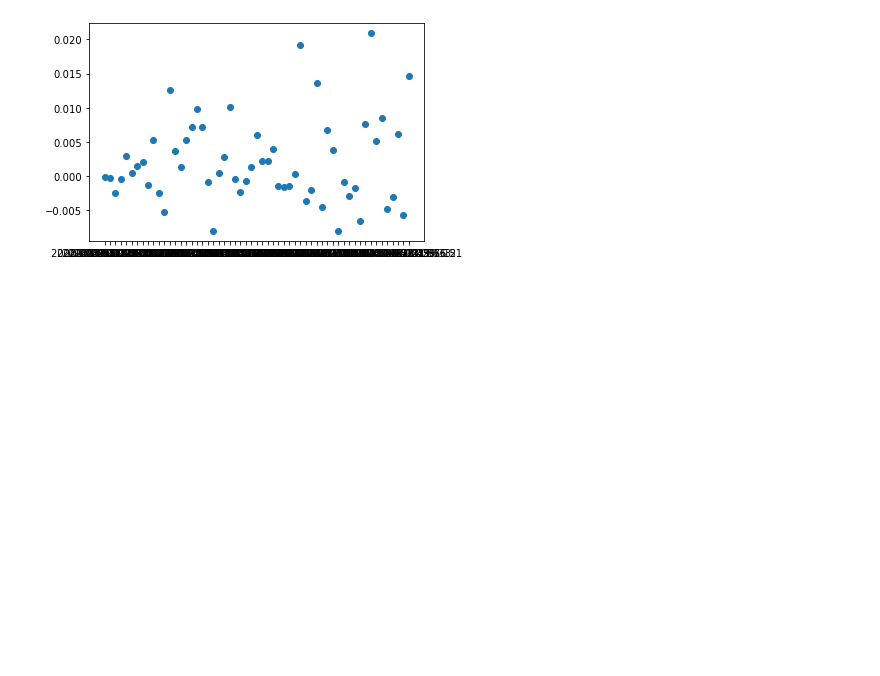
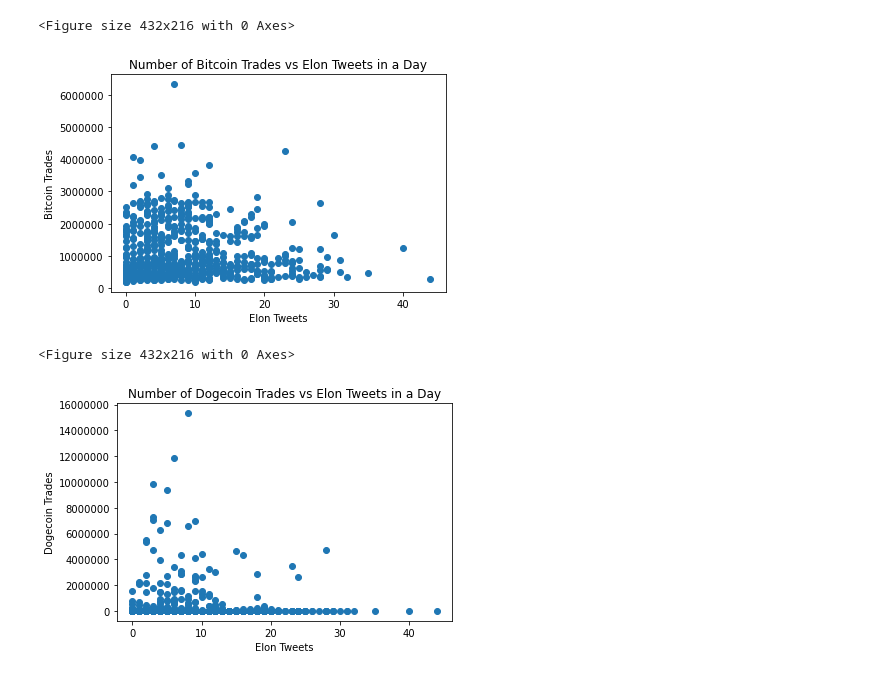
Before and after one commit to acorea/project-grizzly, a Jupyter notebook: elon_plotting.ipynb, the cells around one changed output. Saved outputs shown, nothing was run; the diff lists cells and outputs as text; code cells hidden in the pictures; blank space fills up the shorter version.

```diff
--- a/elon_plotting.ipynb
+++ b/elon_plotting.ipynb
@@ -2,26 +2,26 @@
 import pandas as pd
 import matplotlib.pyplot as plt
 # %%
-all_tweets_df = pd.read_csv('elon_twitter_database\elon_sentsubj.csv')
-bitcoin_values_df = pd.read_csv('bitcoin_database\Cleaned\BTCUSDT.csv')
-dogecoin_values_df = pd.read_csv('dogecoin_database\Cleaned\DOGEUSDT.csv')
+tweets_df = pd.read_csv('elon_twitter_database\elon_sentsubj.csv')
+btc_values_df = pd.read_csv('bitcoin_database\Cleaned\BTCUSDT.csv')
+doge_values_df = pd.read_csv('dogecoin_database\Cleaned\DOGEUSDT.csv')
 
 cyrpto_btcval_tweets = pd.read_csv('crypto_btcval_tweets.csv')
 cyrpto_dogeval_tweets = pd.read_csv('crypto_dogeval_tweets.csv')
 # %%
 # Creating new dataframes for plotting Tweets Per Day vs Trades Per Day
-bitcoin_values_df['Open Time'] = pd.to_datetime(bitcoin_values_df['Open Time'],unit='ms')
-bitcoin_values_df = bitcoin_values_df[['Open Time', 'Trades']]
+btc_values_df['Open Time'] = pd.to_datetime(btc_values_df['Open Time'],unit='ms')
+bitcoin_values_df = btc_values_df[['Open Time', 'Trades']]
 bitcoin_values_df = bitcoin_values_df.groupby(pd.to_datetime(bitcoin_values_df['Open Time']).dt.date).agg({'Trades': 'sum'}).reset_index()
-bitcoin_values_df.columns = ['Date', ' Btc Trades']
+bitcoin_values_df.columns = ['Date', 'Btc Trades']
 bitcoin_values_df.drop(bitcoin_values_df.head(4).index, inplace=True)
 
-dogecoin_values_df['Open Time'] = pd.to_datetime(dogecoin_values_df['Open Time'],unit='ms')
-dogecoin_values_df = dogecoin_values_df[['Open Time', 'Trades']]
+doge_values_df['Open Time'] = pd.to_datetime(doge_values_df['Open Time'],unit='ms')
+dogecoin_values_df = doge_values_df[['Open Time', 'Trades']]
 dogecoin_values_df = dogecoin_values_df.groupby(pd.to_datetime(dogecoin_values_df['Open Time']).dt.date).agg({'Trades': 'sum'}).reset_index()
 dogecoin_values_df.columns = ['Date', 'Doge Trades']
 
-all_tweets_df = all_tweets_df[['created_at', 'tweet']]
+all_tweets_df = tweets_df[['created_at', 'tweet']]
 all_tweets_df = all_tweets_df.groupby(pd.to_datetime(all_tweets_df['created_at']).dt.date).agg({'tweet': 'count'}).reset_index()
 all_tweets_df.columns = ['Date', 'Tweets']
 
@@ -100,10 +32,25 @@ only_doge_tweet_df['created_at'].max()
-# %%
-only_doge_tweet_df = only_doge_tweet_df.sort_values(by='created_at')
-
-first_doge_tweet_date = only_doge_tweet_df['created_at'].min()
-
-last_doge_tweet_date = only_doge_tweet_df['created_at'].max()
-
-fig = plt.scatter( only_crypto_tweets_df['created_at'], only_crypto_tweets_df['5 minutes change pct'])
-# %% [output]
-[figure, removed]
+# %%
+# Compare Tweets vs Trades per day
+# One plot per coin type
+fig = plt.figure(figsize=(6,3))
+fig, ax = plt.subplots()
+ax.plot(merged_tweet_values['Tweets'], merged_tweet_values['Btc Trades'], 'o')
+plt.ylabel('Bitcoin Trades')
+plt.xlabel('Elon Tweets')
+plt.title('Number of Bitcoin Trades vs Elon Tweets in a Day')
+ax.ticklabel_format(style='plain')
+fig.savefig('images/twitter_btc_trades.png', dpi=fig.dpi)
+
+fig = plt.figure(figsize=(6,3))
+fig, ax = plt.subplots()
+ax.plot(merged_tweet_values['Tweets'], merged_tweet_values['Doge Trades'], 'o')
+plt.ylabel('Dogecoin Trades')
+plt.xlabel('Elon Tweets')
+plt.title('Number of Dogecoin Trades vs Elon Tweets in a Day')
+ax.ticklabel_format(style='plain')
+fig.savefig('images/twitter_doge_trades.png', dpi=fig.dpi)
+# %% [output]
+<Figure size 432x216 with 0 Axes>
+[figure, added]
+<Figure size 432x216 with 0 Axes>
+[figure, added]
```
Also changed, not shown: parts of 18 cells of this notebook, 17 other files.
